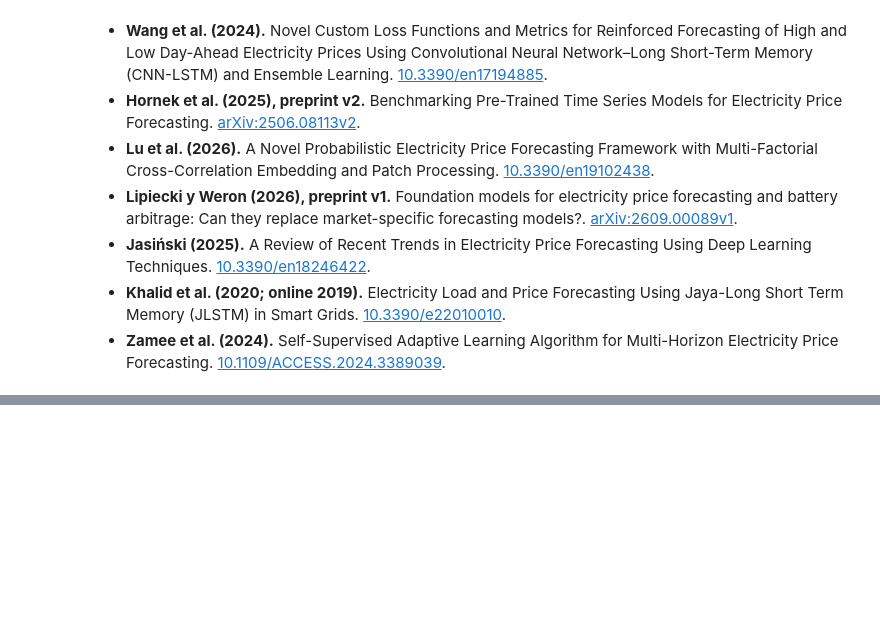
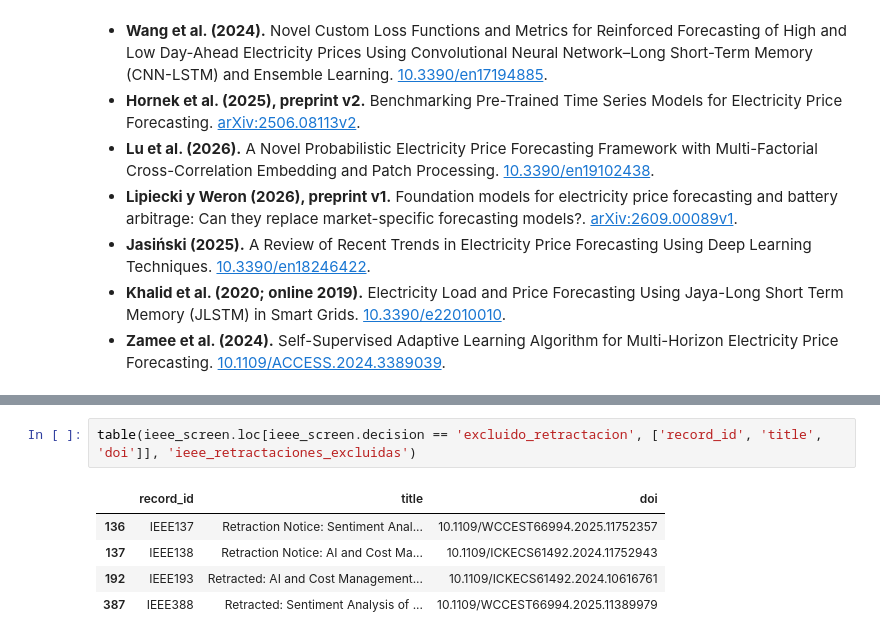
Before and after one commit to Fabian-11037/Time-Series-Project, a Jupyter notebook: book/09_literatura.ipynb, the cells around one changed output, grey strips where cells are left out. Drawn from its saved outputs; the diff is of its cells as text; blank space fills up the shorter version.

```diff
--- a/book/09_literatura.ipynb
+++ b/book/09_literatura.ipynb
@@ -425,0 +457,8 @@ decision('Estimar el preprocesamiento y las representaciones con entrenamiento;
+# %%
+table(ieee_screen.loc[ieee_screen.decision == 'excluido_retractacion', ['record_id', 'title', 'doi']], 'ieee_retractaciones_excluidas')
+# %% [output]
+|  | record_id | title | doi |
+| 136 | IEEE137 | Retraction Notice: Sentiment Anal... | 10.1109/WCCEST66994.2025.11752357 |
+| 137 | IEEE138 | Retraction Notice: AI and Cost Ma... | 10.1109/ICKECS61492.2024.11752943 |
+| 192 | IEEE193 | Retracted: AI and Cost Management... | 10.1109/ICKECS61492.2024.10616761 |
+| 387 | IEEE388 | Retracted: Sentiment Analysis of ... | 10.1109/WCCEST66994.2025.11389979 |
```
Also changed, not shown: parts of 11 cells of this notebook, 29 other files.
